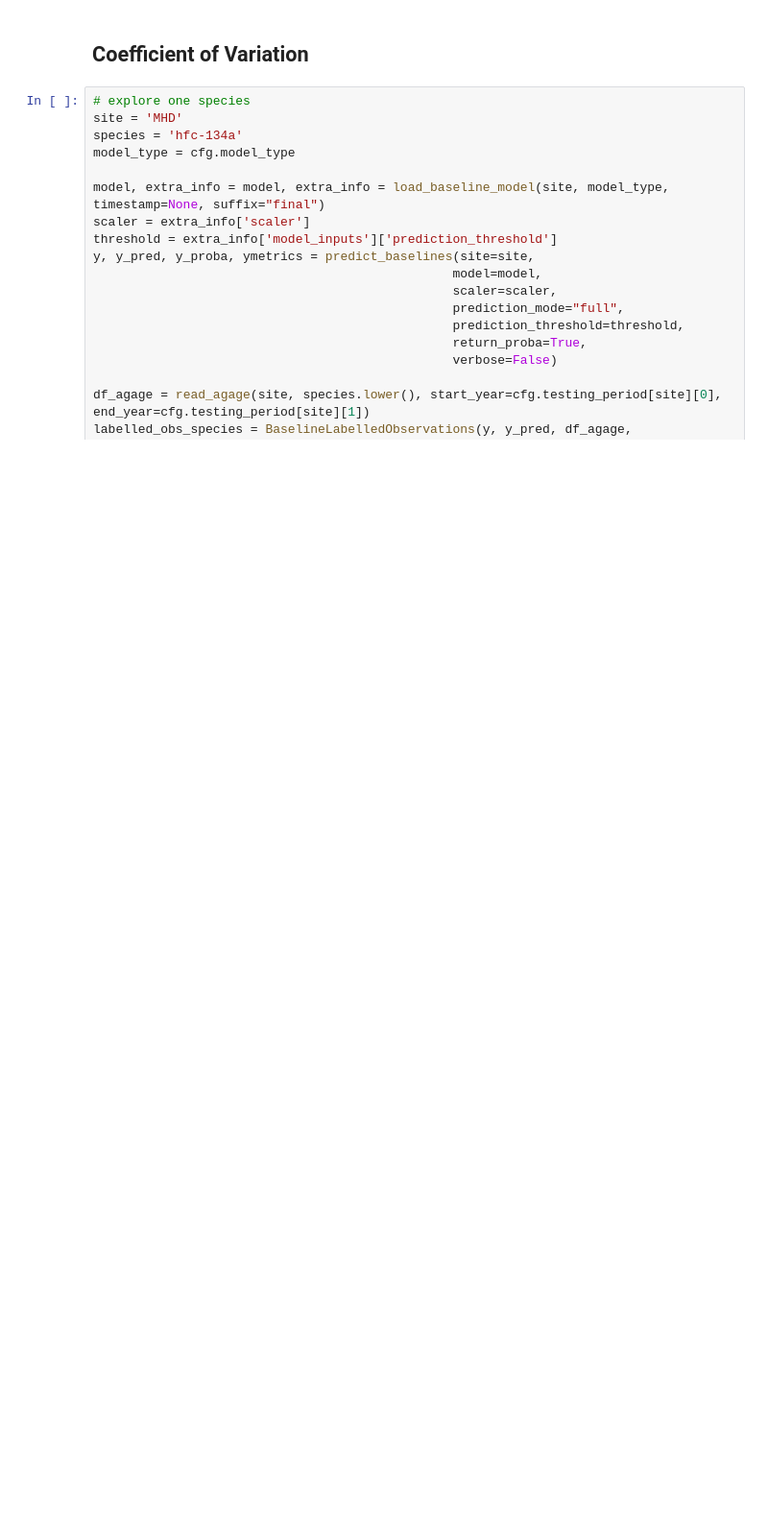
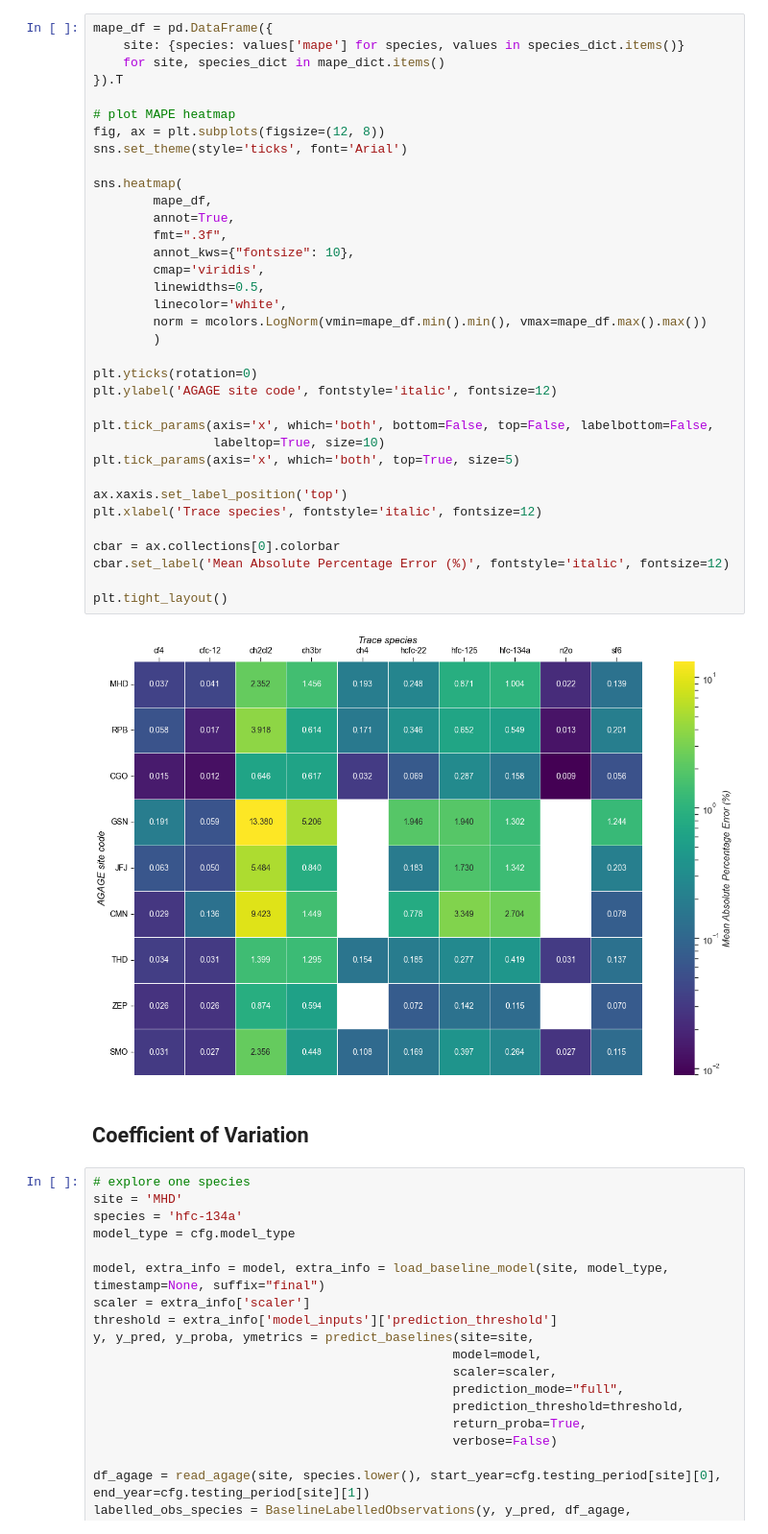
Before and after one commit to openghg/ml-baselines, a Jupyter notebook: notebooks/additional_eval.ipynb, the cells around one changed output. Shown at 96% size. Cells and saved outputs as stored; diff of their text form; blank space fills up the shorter version.

```diff
--- a/notebooks/additional_eval.ipynb
+++ b/notebooks/additional_eval.ipynb
@@ -27,3 +188,40 @@ warnings.filterwarnings("ignore")
+# %%
+mape_df = pd.DataFrame({
+    site: {species: values['mape'] for species, values in species_dict.items()}
+    for site, species_dict in mape_dict.items()
+}).T
+
+# plot MAPE heatmap
+fig, ax = plt.subplots(figsize=(12, 8))
+sns.set_theme(style='ticks', font='Arial')
+
+sns.heatmap(
+        mape_df,
+        annot=True,
+        fmt=".3f",
+        annot_kws={"fontsize": 10},
+        cmap='viridis',
+        linewidths=0.5,
+        linecolor='white',
+        norm = mcolors.LogNorm(vmin=mape_df.min().min(), vmax=mape_df.max().max())
+        )
+
+plt.yticks(rotation=0)
+plt.ylabel('AGAGE site code', fontstyle='italic', fontsize=12)
+
+plt.tick_params(axis='x', which='both', bottom=False, top=False, labelbottom=False,
+                labeltop=True, size=10)
+plt.tick_params(axis='x', which='both', top=True, size=5)
+
+ax.xaxis.set_label_position('top')
+plt.xlabel('Trace species', fontstyle='italic', fontsize=12)
+
+cbar = ax.collections[0].colorbar
+cbar.set_label('Mean Absolute Percentage Error (%)', fontstyle='italic', fontsize=12)
+
+plt.tight_layout()
+# %% [output]
+[figure, added]
 # %% [markdown]
 ## Coefficient of Variation
 # %%
```
Also changed, not shown: parts of 13 cells of this notebook, 4 other files.
